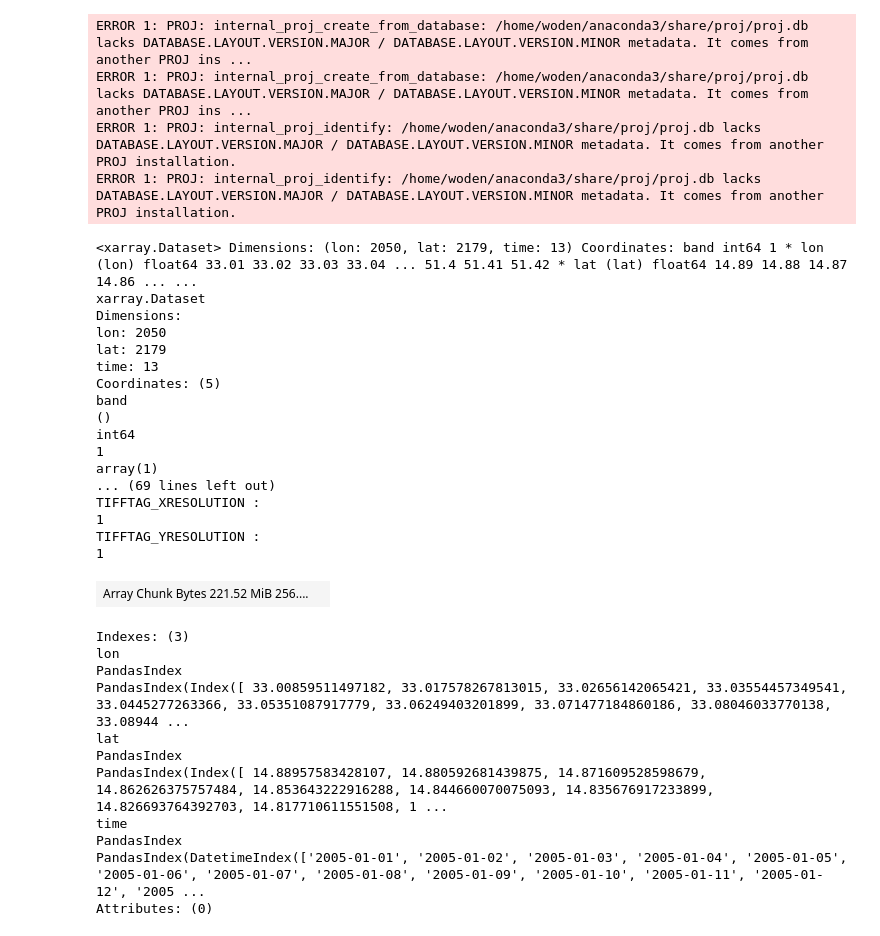
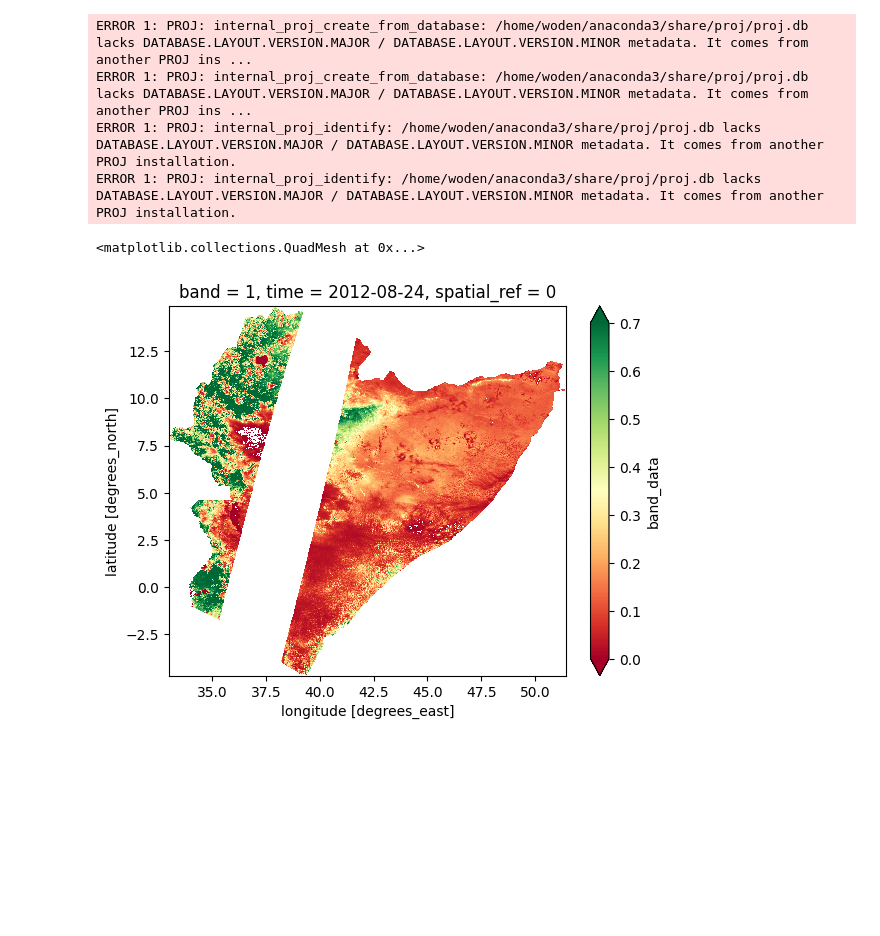
Before and after one commit to Riccardo7-DS/Indices_analysis, a Jupyter notebook: notebooks/test_ndvi.ipynb, the cells around one changed output. Drawn from its saved outputs; the diff is of its cells as text; code cells hidden in the pictures; blank space fills up the shorter version.

```diff
--- a/notebooks/test_ndvi.ipynb
+++ b/notebooks/test_ndvi.ipynb
@@ -88,7 +70,7 @@ from vegetation.data_collection.ee_modis import EeModis
 from utils.function_clns import config
 
 
-start_date = "2012-08-20"
+start_date = "2018-08-17"
 end_date = "2023-12-31"
 
-modis_data = EeModis(start_date, end_date, name="NDVI_06")
+modis_data = EeModis(start_date, end_date, name="ref_061")
@@ -119,35 +83,8 @@ ERROR 1: PROJ: internal_proj_create_from_database: /home/woden/anaconda3/share/p
 ERROR 1: PROJ: internal_proj_create_from_database: /home/woden/anaconda3/share/proj/proj.db lacks DATABASE.LAYOUT.VERSION.MAJOR / DATABASE.LAYOUT.VERSION.MINOR metadata. It comes from another PROJ ins ...
 ERROR 1: PROJ: internal_proj_identify: /home/woden/anaconda3/share/proj/proj.db lacks DATABASE.LAYOUT.VERSION.MAJOR / DATABASE.LAYOUT.VERSION.MINOR metadata. It comes from another PROJ installation.
 ERROR 1: PROJ: internal_proj_identify: /home/woden/anaconda3/share/proj/proj.db lacks DATABASE.LAYOUT.VERSION.MAJOR / DATABASE.LAYOUT.VERSION.MINOR metadata. It comes from another PROJ installation.
-# %%
-ds.ba
-# %% [output]
-<xarray.Dataset> Dimensions: (lon: 2050, lat: 2179, time: 13) Coordinates: band int64 1 * lon (lon) float64 33.01 33.02 33.03 33.04 ... 51.4 51.41 51.42 * lat (lat) float64 14.89 14.88 14.87 14.86 ... ...
-xarray.Dataset
-Dimensions:
-lon: 2050
-lat: 2179
-time: 13
-Coordinates: (5)
-band
-()
-int64
-1
-array(1)
-... (69 lines left out)
-TIFFTAG_XRESOLUTION :
-1
-TIFFTAG_YRESOLUTION :
-1
-| Array Chunk Bytes 221.52 MiB 256.... |  |
-Indexes: (3)
-lon
-PandasIndex
-PandasIndex(Index([ 33.00859511497182, 33.017578267813015, 33.02656142065421, 33.03554457349541, 33.0445277263366, 33.05351087917779, 33.06249403201899, 33.071477184860186, 33.08046033770138, 33.08944 ...
-lat
-PandasIndex
-PandasIndex(Index([ 14.88957583428107, 14.880592681439875, 14.871609528598679, 14.862626375757484, 14.853643222916288, 14.844660070075093, 14.835676917233899, 14.826693764392703, 14.817710611551508, 1 ...
-time
-PandasIndex
-PandasIndex(DatetimeIndex(['2005-01-01', '2005-01-02', '2005-01-03', '2005-01-04', '2005-01-05', '2005-01-06', '2005-01-07', '2005-01-08', '2005-01-09', '2005-01-10', '2005-01-11', '2005-01-12', '2005 ...
-Attributes: (0)
+# %%
+ds.band_data.isel(time=4).plot(vmin=0, vmax = 0.7, cmap="RdYlGn")
+# %% [output]
+<matplotlib.collections.QuadMesh at 0x...>
+[figure, added]
```
Also changed, not shown: parts of 6 cells of this notebook, 1 other file.
